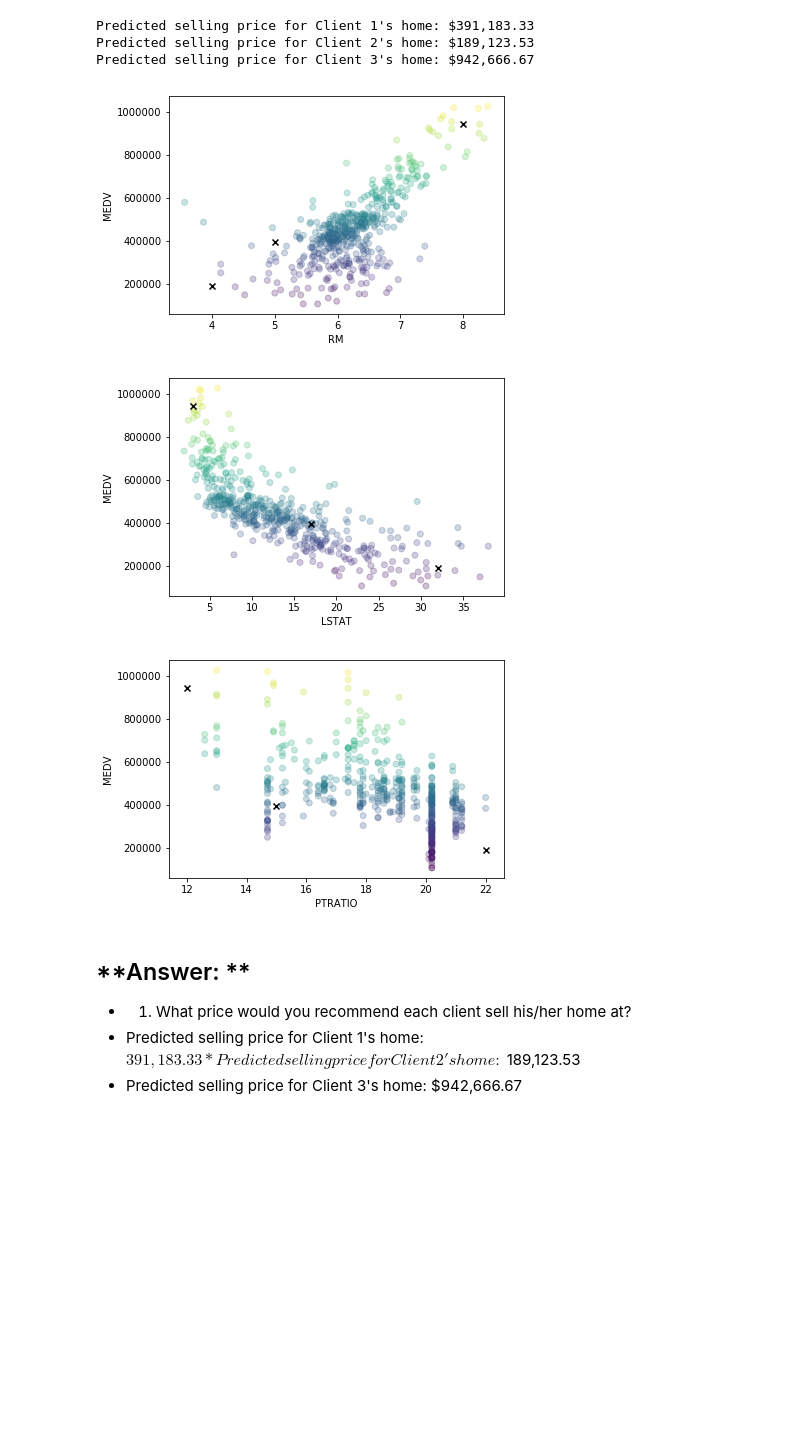
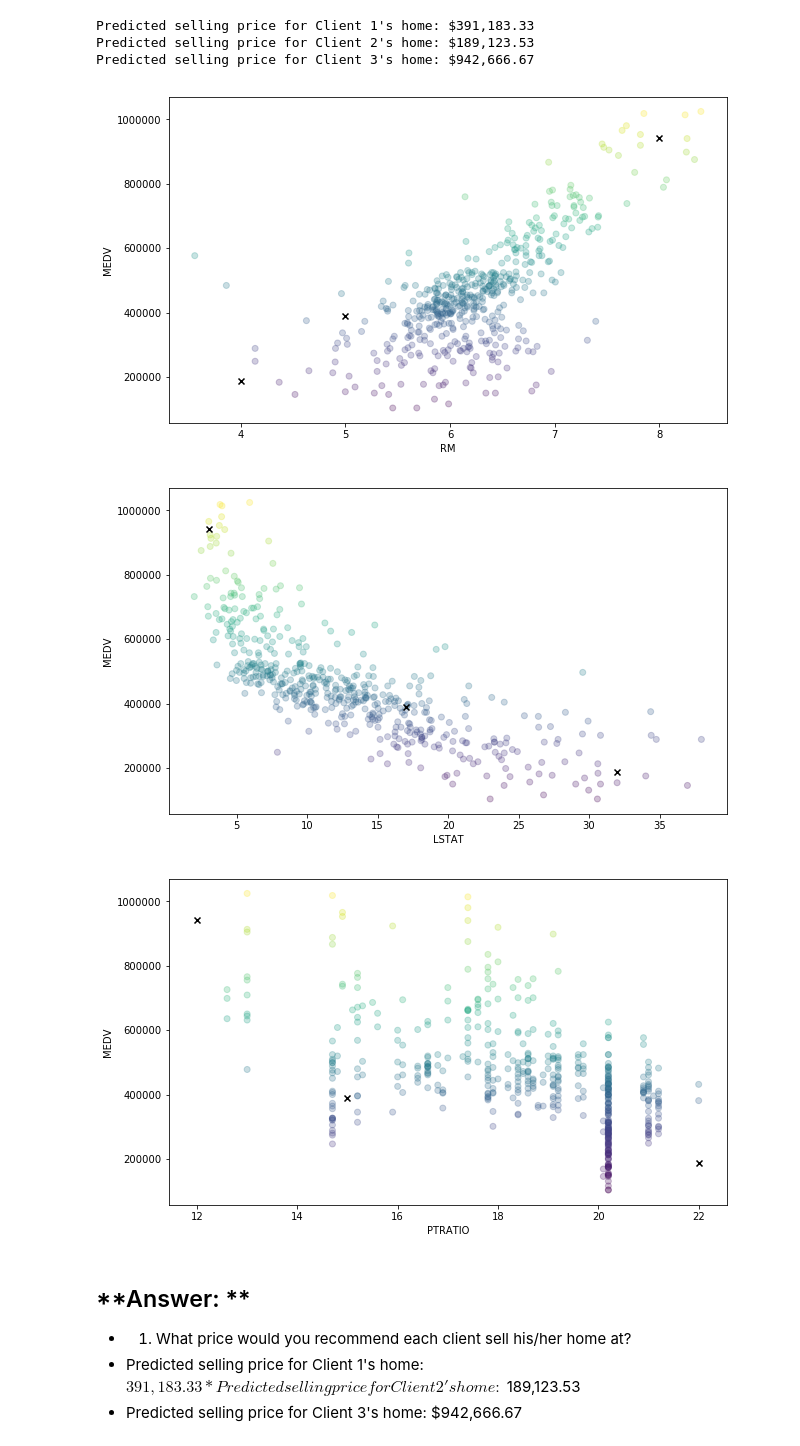
Before and after one commit to vidhyain/Udacity-MLND, a Jupyter notebook: boston_housing/boston_housing.ipynb, the cells around one changed output. Drawn from its saved outputs; the diff is of its cells as text; code cells hidden in the pictures; blank space fills up the shorter version.

```diff
--- a/boston_housing/boston_housing.ipynb
+++ b/boston_housing/boston_housing.ipynb
@@ -474,16 +474,18 @@ Predicted selling price for Client 3's home: $942,666.67
 # %%
 clients=np.transpose(client_data)
 pred=reg.predict(client_data)
+
 for i,feat in enumerate(features.columns.values):
+    plt.figure(figsize=(10,6))
     plt.scatter(features[feat],prices,alpha=0.25,c=prices)
     plt.scatter(clients[i],pred,c='black',marker='x')
     plt.xlabel(feat)
     plt.ylabel('MEDV')
     plt.show()
 # %% [output]
-[figure, old version]
+[figure, new version]
-[figure, old version]
+[figure, new version]
-[figure, old version]
+[figure, new version]
 # %% [markdown]
 ## **Answer: **
 * 1. What price would you recommend each client sell his/her home at?
```
Also changed, not shown: parts of 5 cells of this notebook.
